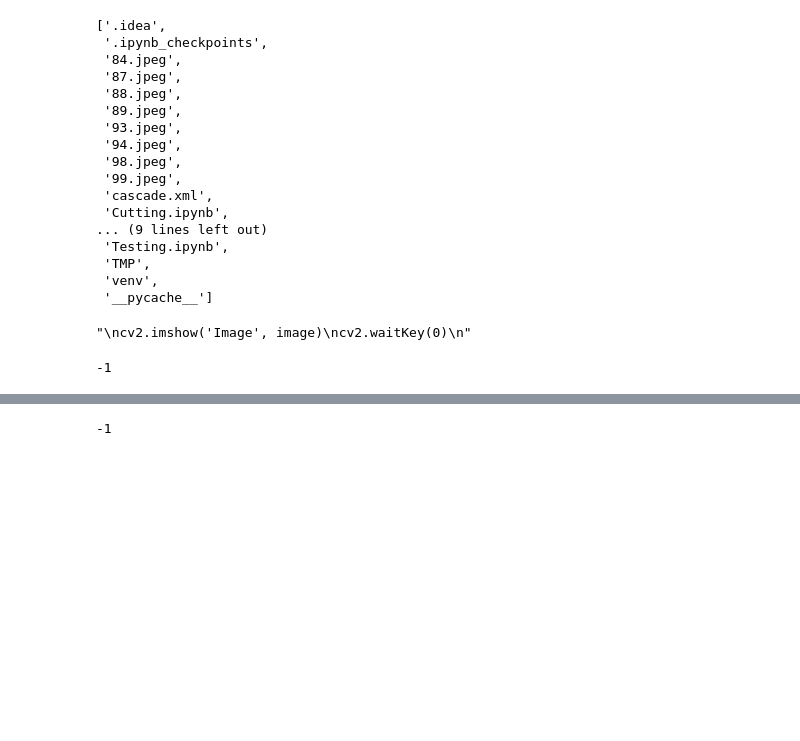
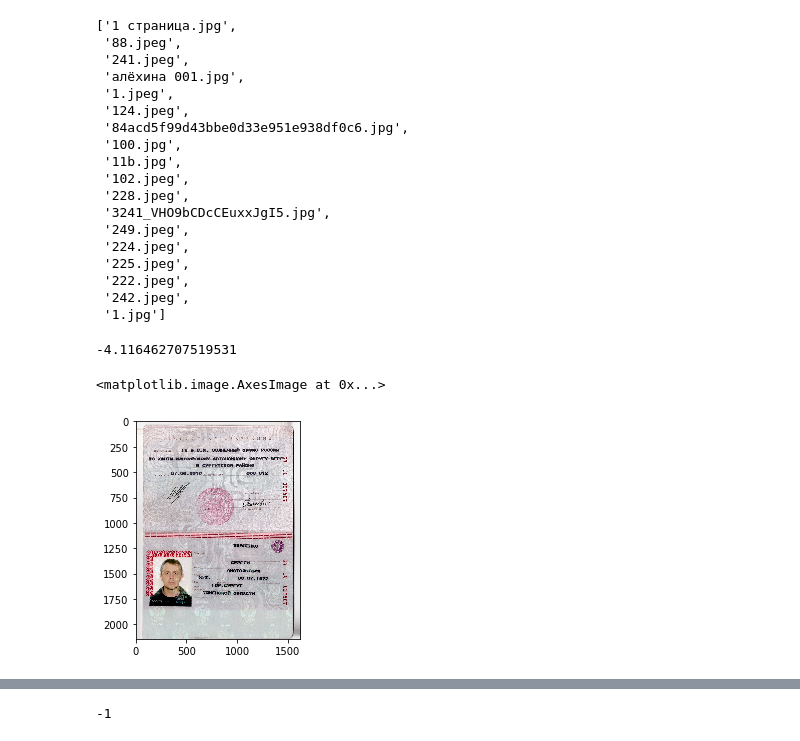
Before and after one commit to volsn/passport-scanner-old, a Jupyter notebook: Passport2.ipynb, the cells around one changed output, grey strips where cells are left out. Cells and saved outputs as stored; diff of their text form; code cells hidden in the pictures; blank space fills up the shorter version.

```diff
--- a/Passport2.ipynb
+++ b/Passport2.ipynb
@@ -12,23 +14,24 @@ import re
 # %%
-os.listdir()
+os.listdir('test')
 # %% [output]
-['.idea',
- '.ipynb_checkpoints',
- '84.jpeg',
- '87.jpeg',
+['1 страница.jpg',
  '88.jpeg',
- '89.jpeg',
- '93.jpeg',
- '94.jpeg',
- '98.jpeg',
- '99.jpeg',
- 'cascade.xml',
- 'Cutting.ipynb',
-... (9 lines left out)
- 'Testing.ipynb',
- 'TMP',
- 'venv',
- '__pycache__']
+ '241.jpeg',
+ 'алёхина 001.jpg',
+ '1.jpeg',
+ '124.jpeg',
+ '84acd5f99d43bbe0d33e951e938df0c6.jpg',
+ '100.jpg',
+ '11b.jpg',
+ '102.jpeg',
+ '228.jpeg',
+ '3241_VHO9bCDcCEuxxJgI5.jpg',
+ '249.jpeg',
+ '224.jpeg',
+ '225.jpeg',
+ '222.jpeg',
+ '242.jpeg',
+ '1.jpg']
 # %%
 def rotate_passport(image):
 
@@ -49,14 +52,15 @@ def rotate_passport(image):
         rotates += 1
 
     # Return false if the given picture is not a passport
-    return False
+    return imutils.rotate_bound(image, 90)
 # %%
-image = cv2.imread('84.jpeg')
+image = cv2.imread('test/225.jpeg')
 image = rotate_passport(image)
-#image = imutils.resize(image, width=1000)
-"""
-cv2.imshow('Image', image)
-cv2.waitKey(0)
-"""
+image = cut_passport(image)
+
+output = cv2.cvtColor(image, cv2.COLOR_BGR2RGB)
+plt.imshow(output)
 # %% [output]
-"\ncv2.imshow('Image', image)\ncv2.waitKey(0)\n"
+-4.116462707519531
+<matplotlib.image.AxesImage at 0x...>
+[figure, added]
@@ -70,5 +66,0 @@ edged = cv2.morphologyEx(edged, cv2.MORPH_CLOSE, rectKernel)
-# %%
-cv2.imshow('Edged', edged)
-cv2.waitKey(0)
-# %% [output]
--1
```
Also changed, not shown: parts of 34 cells of this notebook, 2 other files.
